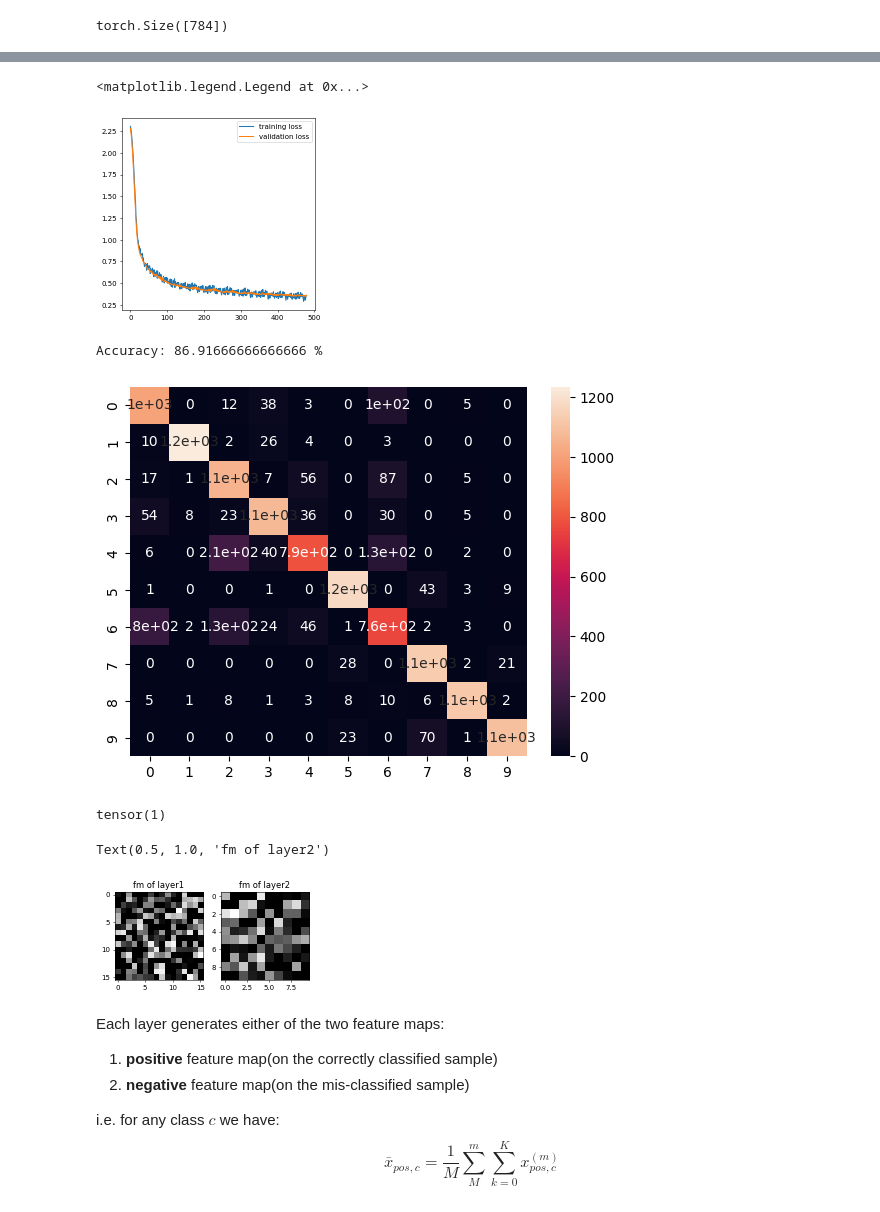
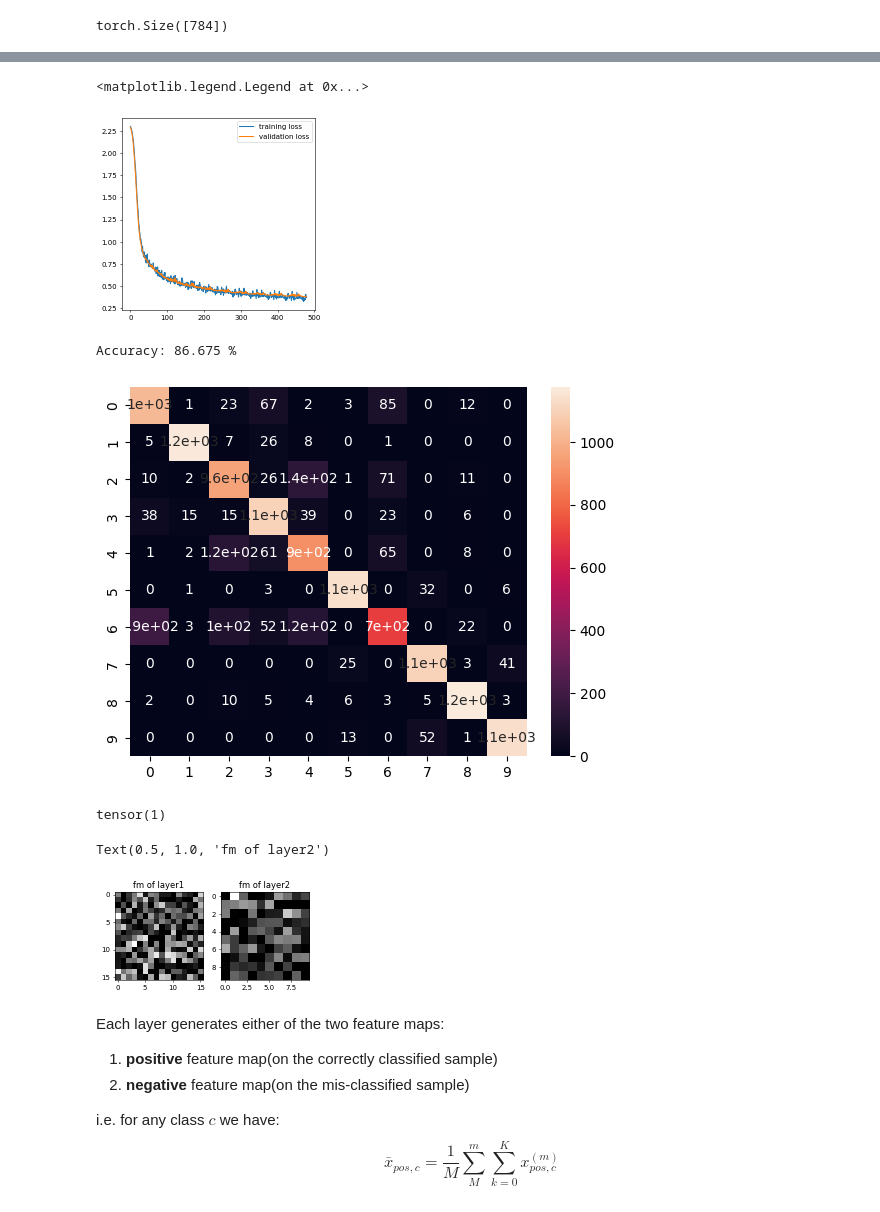
Before and after one commit to ZhenglinPan/ShallowJudge, a Jupyter notebook: src/main.ipynb, the cells around one changed output, grey strips where cells are left out. Saved outputs shown, nothing was run; the diff lists cells and outputs as text; code cells hidden in the pictures.

```diff
--- a/src/main.ipynb
+++ b/src/main.ipynb
@@ -109,14 +109,16 @@ class Model(nn.Module):
         self.linear1 = nn.Linear(784,256)
         self.linear2 = nn.Linear(256,100)
         self.linear3 = nn.Linear(100,64)
-        self.linear4 = nn.Linear(64,10)
+        self.linear4 = nn.Linear(64,64)
+        self.linear5 = nn.Linear(64,10)
 
     def forward(self,X):
         X1 = F.relu(self.linear1(X))
         X2 = F.relu(self.linear2(X1))
         X3 = F.relu(self.linear3(X2))
-        X4 = self.linear4(X3)
-        return X1, X2, X3, F.log_softmax(X4, dim=1)
+        X4 = F.relu(self.linear4(X3))
+        X5 = self.linear5(X4)
+        return X1, X2, X3, X4, F.log_softmax(X5, dim=1)
 
 mlp = Model()
 
@@ -140,7 +143,7 @@ optimizer = Adam(mlp.parameters(), lr=1e-3)
 def compute_val_loss(val_x,val_y,model):
     if cuda:
         val_x,val_y = val_x.cuda(),val_y.cuda()
-    output = model(val_x)[3]
+    output = model(val_x)[-1]
     loss = F.cross_entropy(output,val_y)
     return loss
 # %%
@@ -160,7 +163,7 @@ for epoch in range(EPOCHS):
 
         optimizer.zero_grad()
 
-        _, _, _, y_pred = mlp(data)
+        _, _, _, _, y_pred = mlp(data)
 
         loss = F.cross_entropy(y_pred, target)
         trn_loss.append(loss.cpu().data.item())
@@ -192,7 +195,7 @@ plt.plot(val_loss,label='validation loss')
 plt.legend(loc='upper right')
 # %% [output]
 <matplotlib.legend.Legend at 0x...>
-[figure, old version]
+[figure, new version]
 # %%
 def predict(model,val_x,ret_fm=False):
     """
@@ -204,7 +207,7 @@ def predict(model,val_x,ret_fm=False):
     ret = []
     y_preds = []
     if(ret_fm == False):
-        _, preds = torch.max(out[3].data,1)
+        _, preds = torch.max(out[-1].data,1)
         for p in preds: y_preds.append(p.detach().cpu().numpy().item())
 
         ret = y_preds
@@ -212,11 +215,12 @@ def predict(model,val_x,ret_fm=False):
         f1 = out[0].data.detach().cpu().numpy().reshape(val_x.shape[0], -1)   # 12000 * 256
         f2 = out[1].data.detach().cpu().numpy().reshape(val_x.shape[0], -1)   # 12000 * 100
         f3 = out[2].data.detach().cpu().numpy().reshape(val_x.shape[0], -1)   # 12000 * 64
+        f4 = out[3].data.detach().cpu().numpy().reshape(val_x.shape[0], -1)
 
-        _, preds = torch.max(out[3].data,1)
+        _, preds = torch.max(out[-1].data,1)
         for p in preds: y_preds.append(p.detach().cpu().numpy().item())
 
-        ret = (f1, f2, f3, y_preds)
+        ret = (f1, f2, f3, f4, y_preds)
 
     return ret
 # %%
@@ -229,24 +233,24 @@ sns.heatmap(cm,annot=True)
 
 print("Accuracy:",accuracy_score(val_y.numpy(),pred)*100,"%")
 # %% [output]
-Accuracy: 86.91666666666666 %
+Accuracy: 86.675 %
-[figure, old version]
+[figure, new version]
 # %%
 sp1 = val_x[0, :].reshape(1,-1)   # take one sample from validation set [1, 784]
 
 res1 = predict(mlp,sp1,ret_fm=True)   # then make a prediction
 
 print(val_y[0])  # true lable of the sample
 
 plt.figure(figsize=(5, 3), dpi=50)
 plt.subplot(121)
-plt.imshow(res1[0].reshape(16, 16), cmap='gray')
+plt.imshow(res1[0].reshape(int(np.sqrt(res1[0].shape[1])), -1), cmap='gray')
 plt.title("fm of layer1")
 plt.subplot(122)
-plt.imshow(res1[1].reshape(10, 10), cmap='gray')
+plt.imshow(res1[1].reshape(int(np.sqrt(res1[1].shape[1])), -1), cmap='gray')
 plt.title("fm of layer2")
 # %% [output]
 tensor(1)
 Text(0.5, 1.0, 'fm of layer2')
-[figure, old version]
+[figure, new version]
 # %%
```
Also changed, not shown: parts of 18 cells of this notebook.
